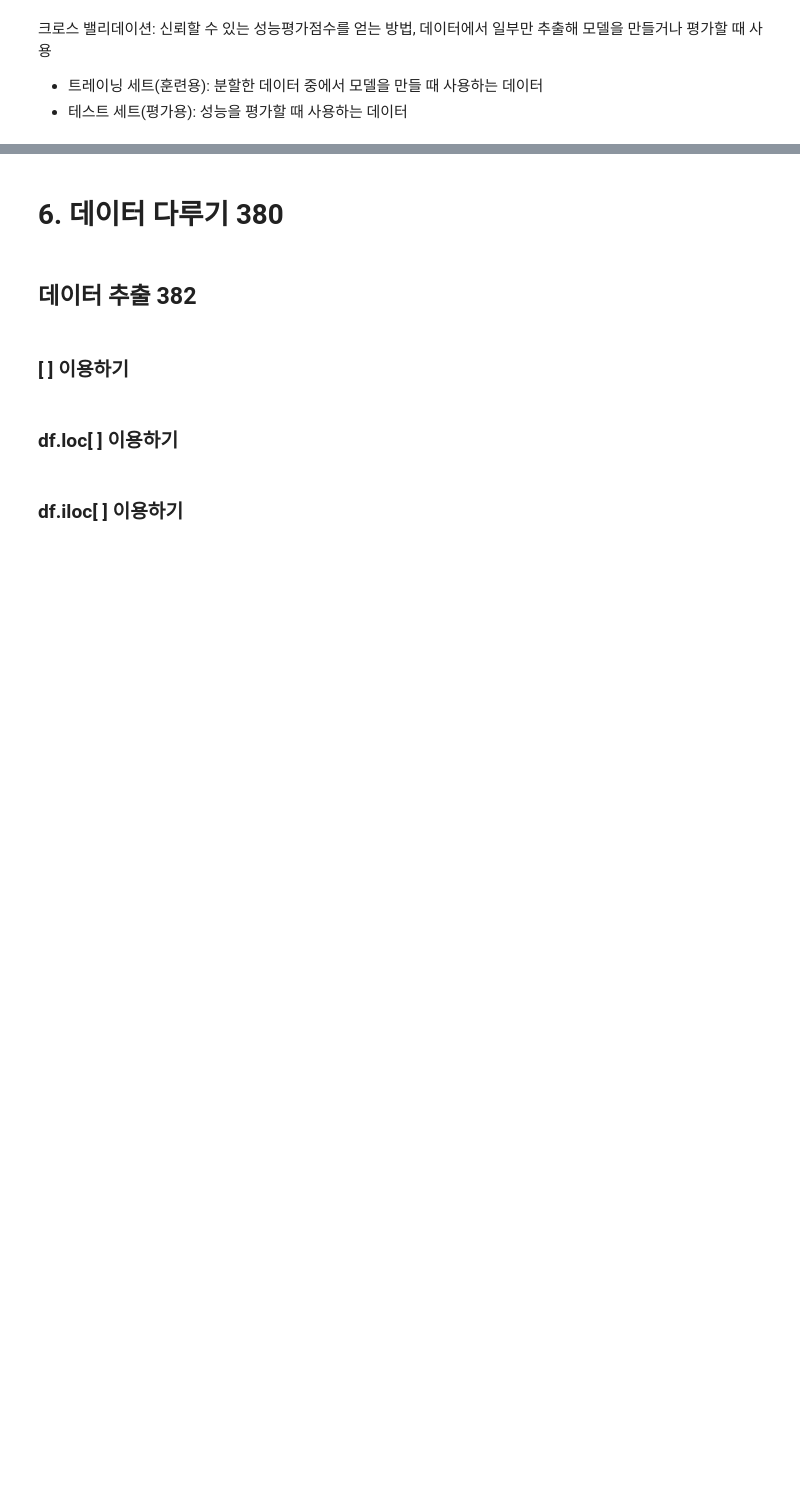
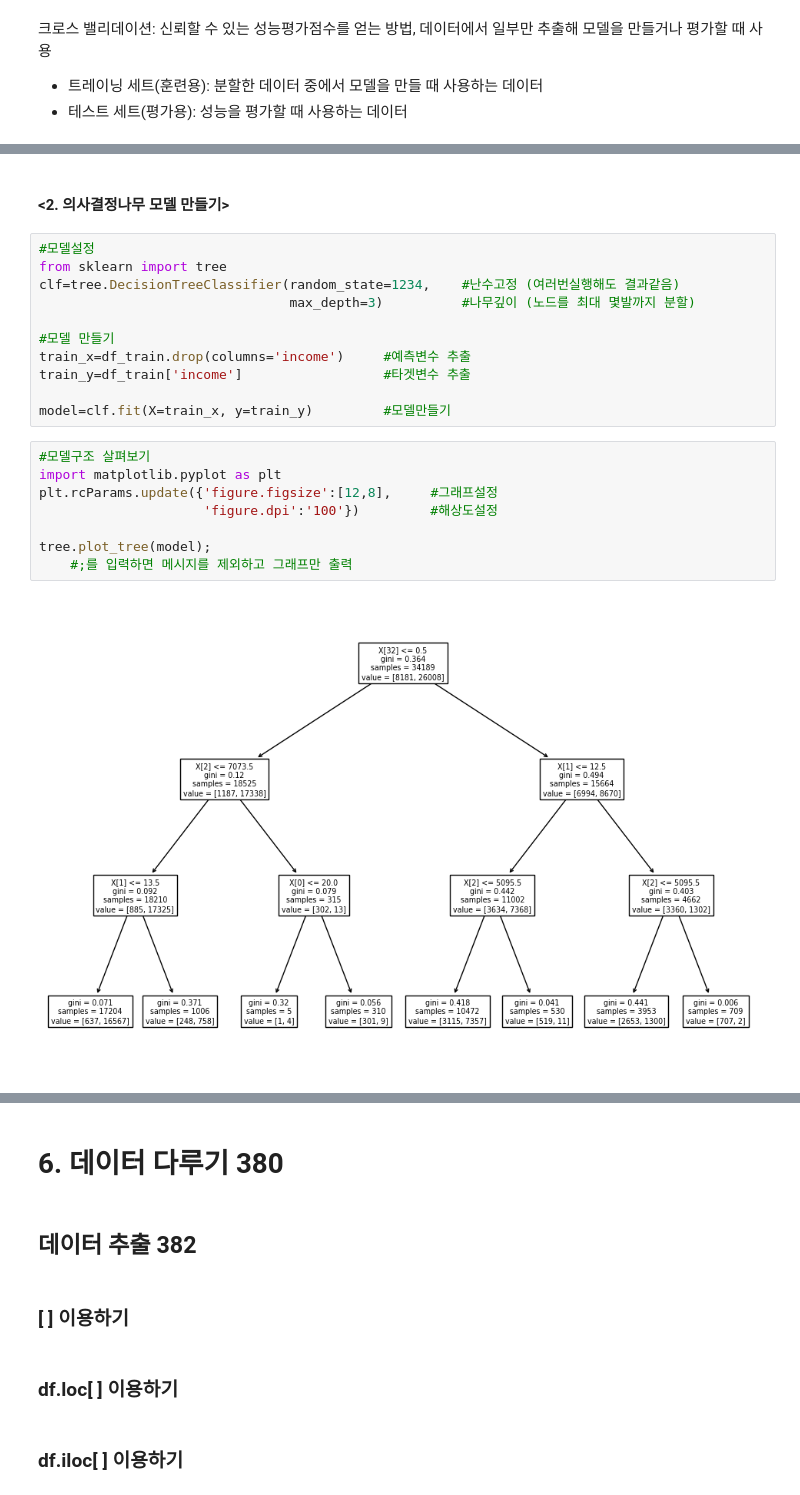
Before and after one commit to seon0415/weit, a Jupyter notebook: 위아이티0213.ipynb, the cells around one changed output, grey strips where cells are left out. Cells and saved outputs as stored; diff of their text form; blank space fills up the shorter version.

```diff
--- a/위아이티0213.ipynb
+++ b/위아이티0213.ipynb
@@ -1610,0 +1662,23 @@ KeyError: ignored
+# %% [markdown]
+#### <2. 의사결정나무 모델 만들기>
+# %%
+#모델설정
+from sklearn import tree
+clf=tree.DecisionTreeClassifier(random_state=1234,    #난수고정 (여러번실행해도 결과같음)
+                                max_depth=3)          #나무깊이 (노드를 최대 몇발까지 분할)
+
+#모델 만들기
+train_x=df_train.drop(columns='income')     #예측변수 추출
+train_y=df_train['income']                  #타겟변수 추출
+
+model=clf.fit(X=train_x, y=train_y)         #모델만들기
+# %%
+#모델구조 살펴보기
+import matplotlib.pyplot as plt
+plt.rcParams.update({'figure.figsize':[12,8],     #그래프설정
+                     'figure.dpi':'100'})         #해상도설정
+
+tree.plot_tree(model);
+    #;를 입력하면 메시지를 제외하고 그래프만 출력
+# %% [output]
+[figure, added]
```
Also changed, not shown: parts of 30 cells of this notebook.
